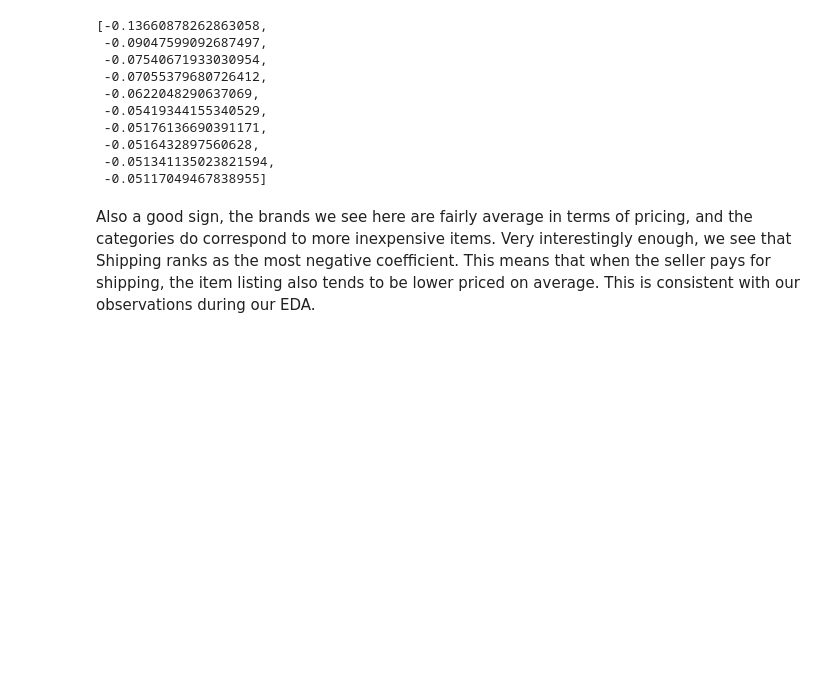
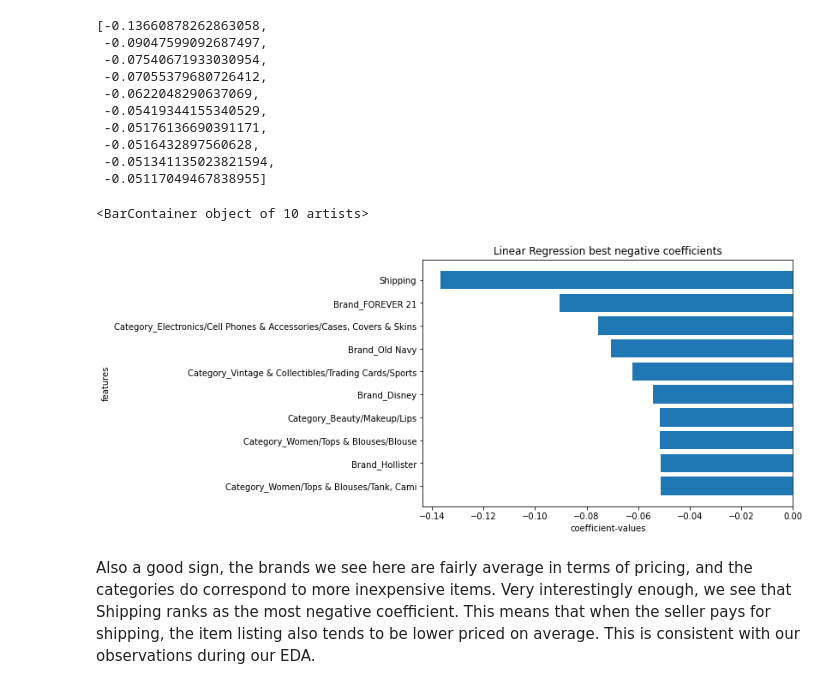
Before and after one commit to CroissantAhhh/GuidedCapstone2, a Jupyter notebook: MercariModeling.ipynb, the cells around one changed output. Saved outputs shown, nothing was run; the diff lists cells and outputs as text; code cells hidden in the pictures; blank space fills up the shorter version.

```diff
--- a/MercariModeling.ipynb
+++ b/MercariModeling.ipynb
@@ -285,7 +297,8 @@ positives[:10]
 # %% [markdown]
 This is a good sign, we see luxury brands and categories that naturally would sell for higher prices. We feel rather confident in our linear regression model now. Let's also see the most negative features:
 # %%
-[coeffs[i] for i in negatives[:10]]
+negnames = [coeffs[i] for i in negatives[:10]]
+negnames
 # %% [output]
 ['Shipping',
  'Brand_FOREVER 21',
@@ -310,6 +323,17 @@ negatives[:10]
  -0.0516432897560628,
  -0.051341135023821594,
  -0.05117049467838955]
+# %%
+fig = plt.figure()
+ax = fig.add_axes([0,0,1,1])
+ax.set_ylabel('features')
+ax.set_xlabel('coefficient-values')
+ax.set_title('Linear Regression best negative coefficients')
+ax.invert_yaxis()
+ax.barh(negnames, negatives[:10])
+# %% [output]
+<BarContainer object of 10 artists>
+[figure, added]
 # %% [markdown]
 Also a good sign, the brands we see here are fairly average in terms of pricing, and the categories do correspond to more inexpensive items. Very interestingly enough, we see that Shipping ranks as the most negative coefficient. This means that when the seller pays for shipping, the item listing also tends to be lower priced on average. This is consistent with our observations during our EDA.
 # %% [markdown]
```
Also changed, not shown: parts of 2 cells of this notebook.
